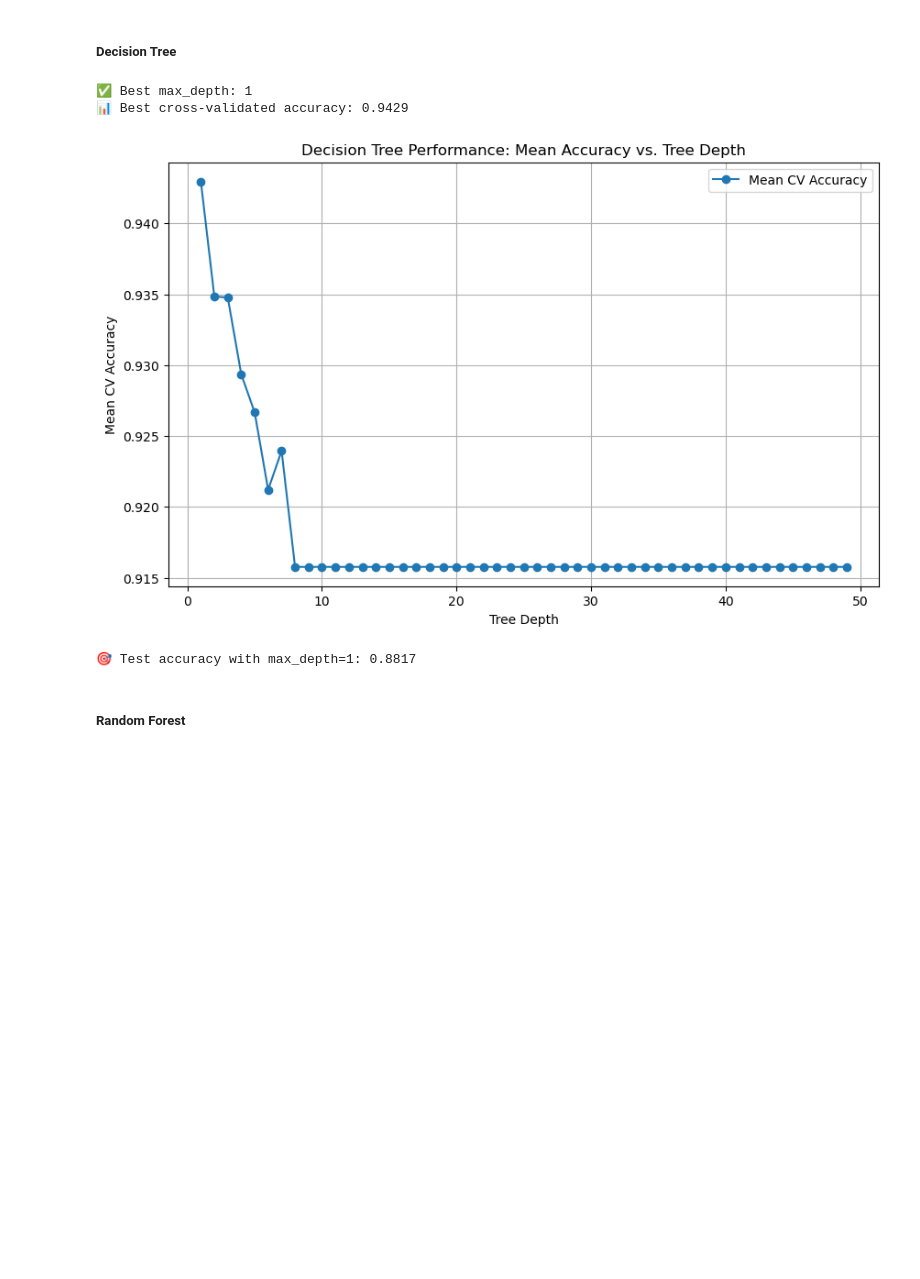
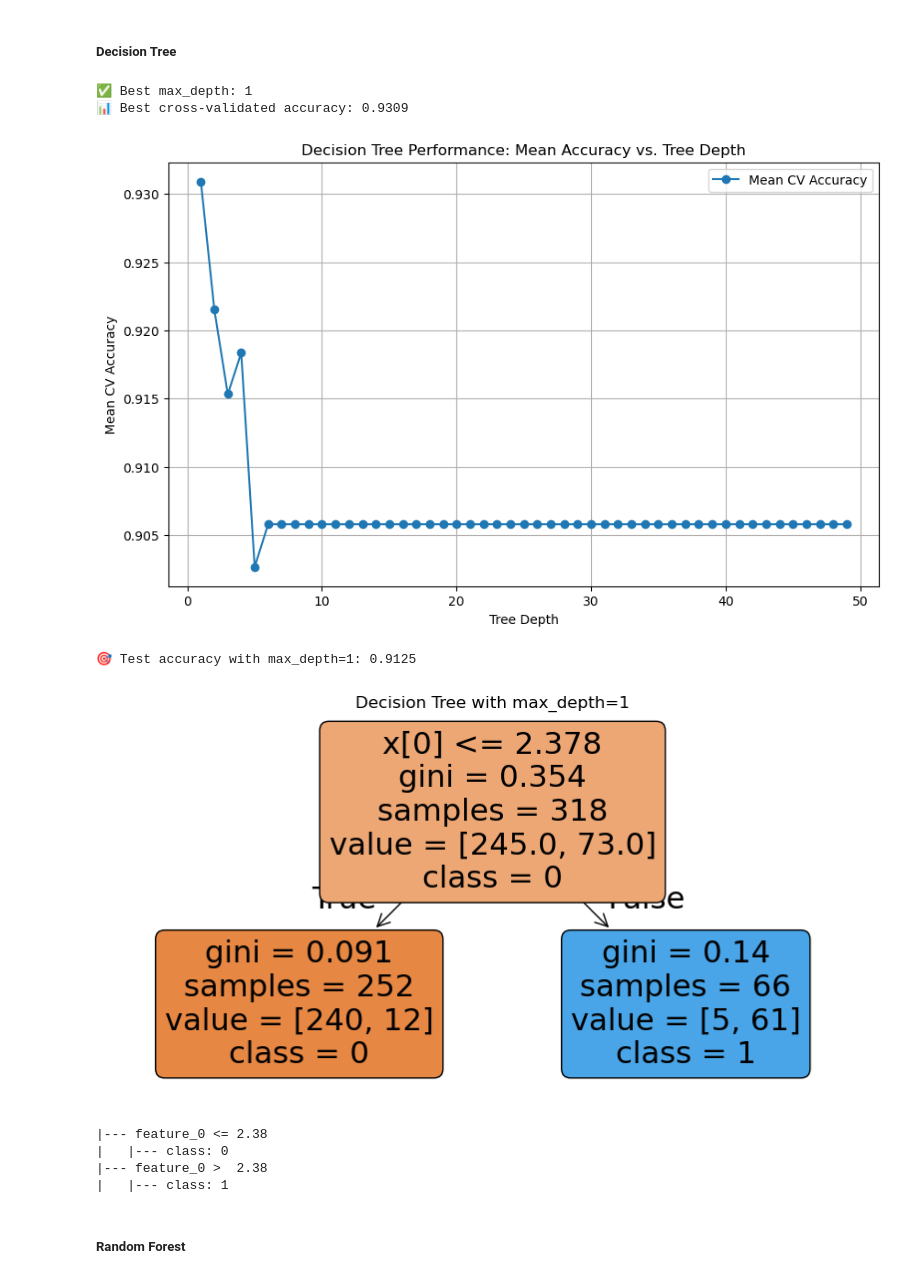
Before and after one commit to 100495761/MSE446, a Jupyter notebook: BreastCancerMain.ipynb, the cells around one changed output. Cells and saved outputs as stored; diff of their text form; code cells hidden in the pictures; blank space fills up the shorter version.

```diff
--- a/BreastCancerMain.ipynb
+++ b/BreastCancerMain.ipynb
@@ -105,11 +105,3 @@ Name: count, dtype: int64
 fractal_dimension_worst
 False    569
 Name: count, dtype: int64
-# %%
-# Data to be Normalized
-numerical_cols = []
-for column in data:
-    stats= data[column].describe()
-    if stats['min'] <-1.0 or stats['max']>1.0:
-        numerical_cols.append(stats.name)
-print(numerical_cols)
@@ -208,4 +211,8 @@ def delete_outliers_and_normalize(data, numerical_cols):
 # %%
-normalized_data= delete_outliers_and_normalize(data, numerical_cols)
+#ways to treat outliers: "remove", "keep", "median", "mean"
+strategy="remove"
+numerical_cols=data.drop(['diagnosis'],axis=1).columns.tolist()
+target_col = 'diagnosis'
+normalized_data = handle_outliers_and_normalize(data, numerical_cols, target_col, strategy)
 normalized_data
 # %% [output]
@@ -356,12 +330,10 @@ fractal_dimension_worst  0.000702  0.001152 -0.004689  0.010009 -0.000349
 # %%
 from sklearn.model_selection import train_test_split
 
+# y is defined in PCA
+# divide data for train and test set (80/20)
+X_train, X_test, y_train, y_test = train_test_split(X_reduced, y, test_size=0.2, random_state=42)
 
-y = normalized_data['diagnosis']
-
-# Dividir datos para entrenamiento y prueba (80/20)
-X_train, X_test, y_train, y_test = train_test_split(X_reduced, y, test_size=0.3, random_state=42)
-
-print(f'Tamaño del conjunto de entrenamiento: {X_train.shape}')
-print(f'Tamaño del conjunto de prueba: {X_test.shape}')
+print(f'Training size: {X_train.shape}')
+print(f'Test size: {X_test.shape}')
 # %% [output]
@@ -472,42 +444,47 @@ best_score = grid_search.best_score_
 
 print(f"✅ Best max_depth: {best_depth}")
 print(f"📊 Best cross-validated accuracy: {best_score:.4f}")
 
 # Extract mean cross-validation scores for each max_depth
 mean_test_scores = grid_search.cv_results_['mean_test_score']
 
 # Plot the results
 plt.figure(figsize=(10, 6))
 plt.plot(param_grid['max_depth'], mean_test_scores, marker='o', label='Mean CV Accuracy')
 plt.xlabel('Tree Depth')
 plt.ylabel('Mean CV Accuracy')
 plt.title('Decision Tree Performance: Mean Accuracy vs. Tree Depth')
 plt.grid(True)
 plt.legend()
 plt.show()
 
 # Retrain Decision Tree with best depth
 best_tree_clf = DecisionTreeClassifier(max_depth=best_depth, random_state=42)
 best_tree_clf.fit(X_train, y_train)  # Changed from train_X, train_Y to X_train, y_train
 
 # Evaluate on the test set
 test_accuracy = accuracy_score(y_test, best_tree_clf.predict(X_test))  # Changed from test_Y, test_X to y_test, X_test
 print(f"🎯 Test accuracy with max_depth={best_depth}: {test_accuracy:.4f}")
 
 # Visualize decision tree
-#plt.figure(figsize=(20, 10))
-#plot_tree(best_tree_clf, feature_names=X_train.columns, class_names=[str(c) for c in best_tree_clf.classes_], filled=True, rounded=True)
-#plt.title(f"Decision Tree with max_depth={best_depth}")
-#plt.show()
+plt.figure(figsize=(10, 5))
+plot_tree(best_tree_clf, class_names=[str(c) for c in best_tree_clf.classes_], filled=True, rounded=True)
+plt.title(f"Decision Tree with max_depth={best_depth}")
+plt.show()
 
 # Print the tree rules (optional)
-# tree_rules = export_text(best_tree_clf, feature_names=list(X_train.columns))
-# print(tree_rules)
+tree_rules = export_text(best_tree_clf)
+print(tree_rules)
 # %% [output]
 ✅ Best max_depth: 1
-📊 Best cross-validated accuracy: 0.9429
+📊 Best cross-validated accuracy: 0.9309
-[figure, old version]
+[figure, new version]
-🎯 Test accuracy with max_depth=1: 0.8817
+🎯 Test accuracy with max_depth=1: 0.9125
+[figure, added]
+|--- feature_0 <= 2.38
+|   |--- class: 0
+|--- feature_0 >  2.38
+|   |--- class: 1
 # %% [markdown]
 ##### Random Forest
 # %%
```
Also changed, not shown: parts of 14 cells of this notebook.
